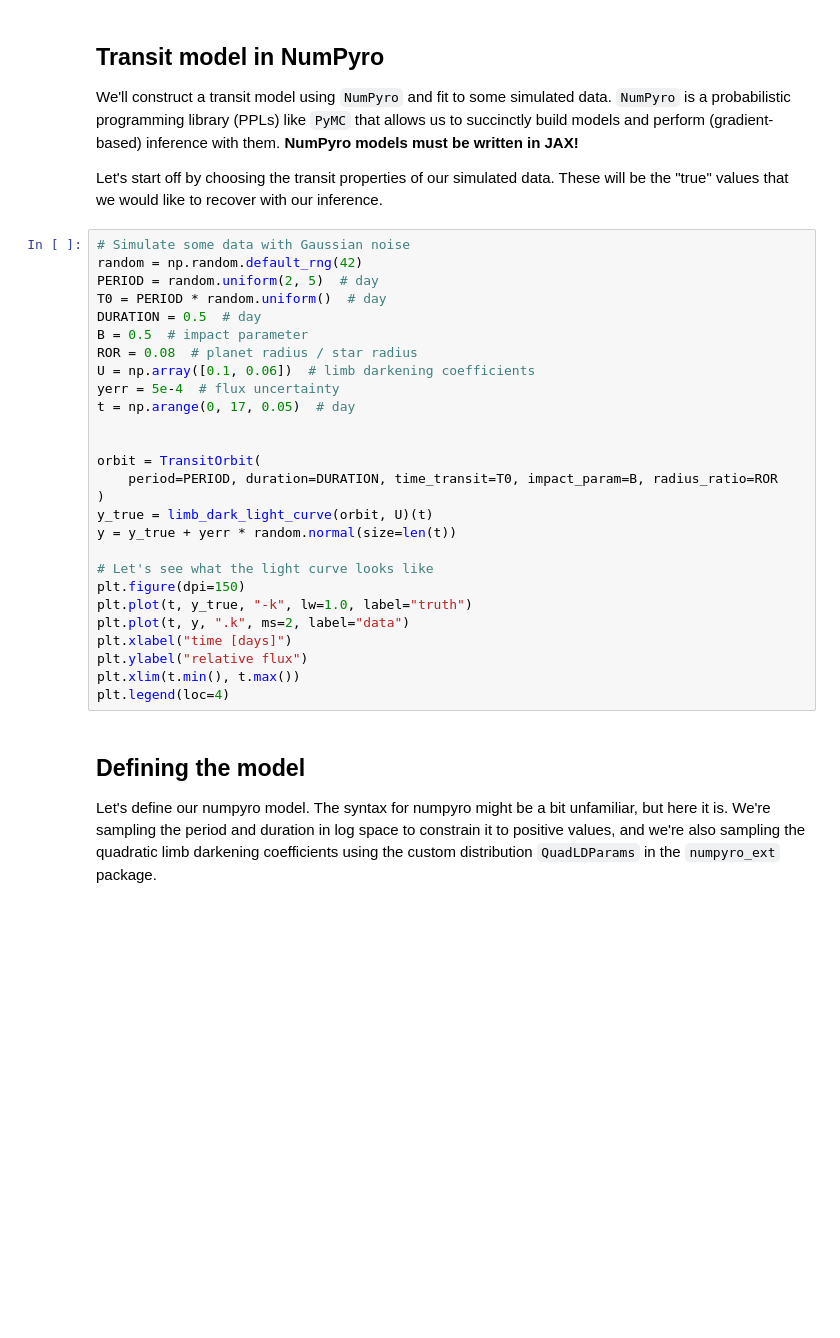
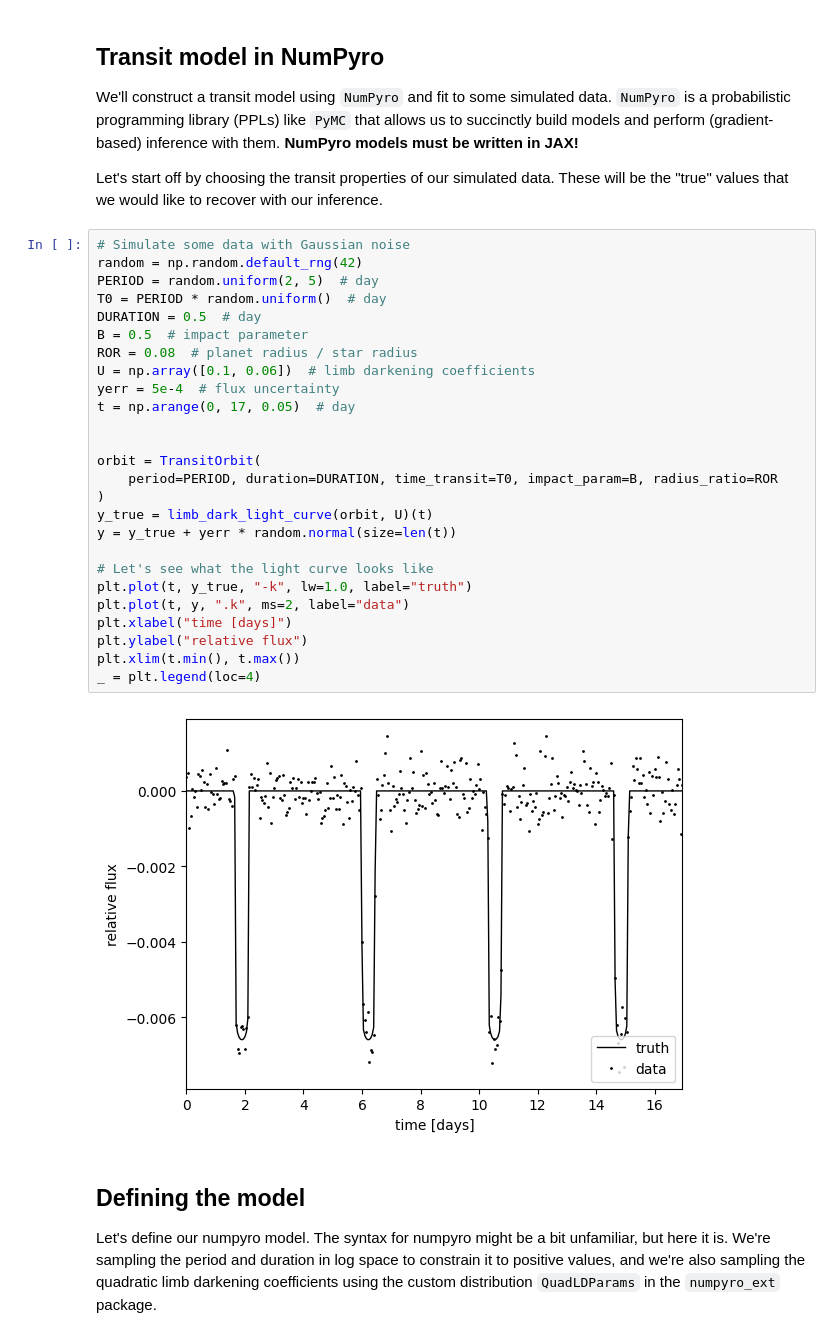
Before and after one commit to exoplanet-dev/jaxoplanet, a Jupyter notebook: docs/tutorials/transit.ipynb, the cells around one changed output. Saved outputs shown, nothing was run; the diff lists cells and outputs as text; blank space fills up the shorter version.

```diff
--- a/docs/tutorials/transit.ipynb
+++ b/docs/tutorials/transit.ipynb
@@ -65,30 +66,31 @@ Let's start off by choosing the transit properties of our simulated data. These
 # %%
 # Simulate some data with Gaussian noise
 random = np.random.default_rng(42)
 PERIOD = random.uniform(2, 5)  # day
 T0 = PERIOD * random.uniform()  # day
 DURATION = 0.5  # day
 B = 0.5  # impact parameter
 ROR = 0.08  # planet radius / star radius
 U = np.array([0.1, 0.06])  # limb darkening coefficients
 yerr = 5e-4  # flux uncertainty
 t = np.arange(0, 17, 0.05)  # day
 
 
 orbit = TransitOrbit(
     period=PERIOD, duration=DURATION, time_transit=T0, impact_param=B, radius_ratio=ROR
 )
 y_true = limb_dark_light_curve(orbit, U)(t)
 y = y_true + yerr * random.normal(size=len(t))
 
 # Let's see what the light curve looks like
-plt.figure(dpi=150)
 plt.plot(t, y_true, "-k", lw=1.0, label="truth")
 plt.plot(t, y, ".k", ms=2, label="data")
 plt.xlabel("time [days]")
 plt.ylabel("relative flux")
 plt.xlim(t.min(), t.max())
-plt.legend(loc=4)
+_ = plt.legend(loc=4)
+# %% [output]
+[figure, added]
 # %% [markdown]
 ## Defining the model
 
```
Also changed, not shown: parts of 11 cells of this notebook.
